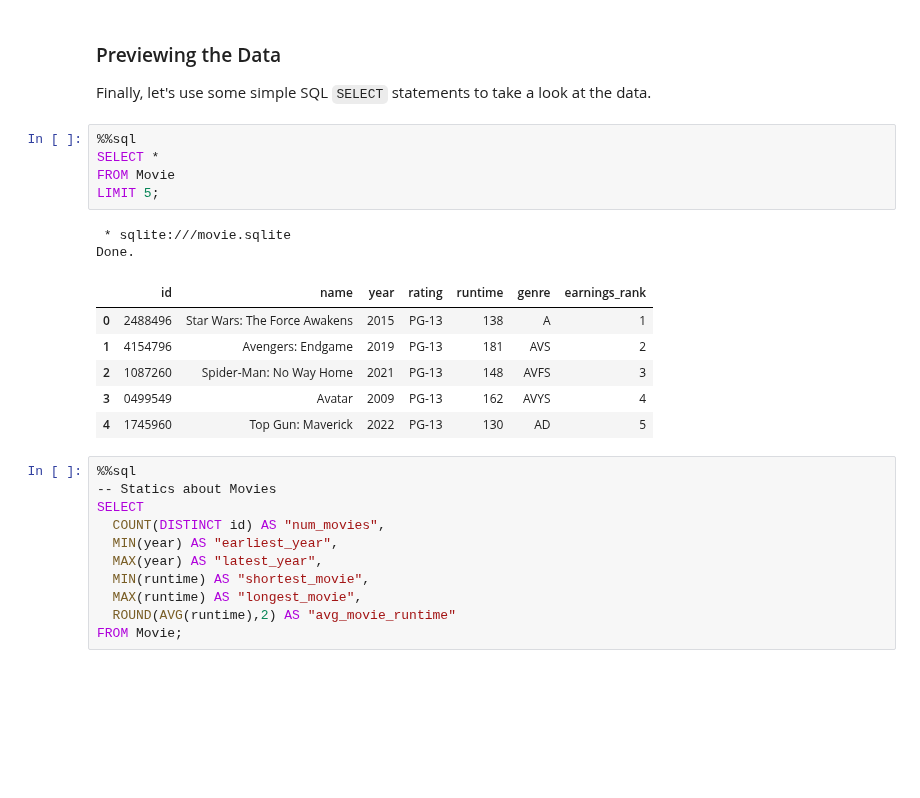
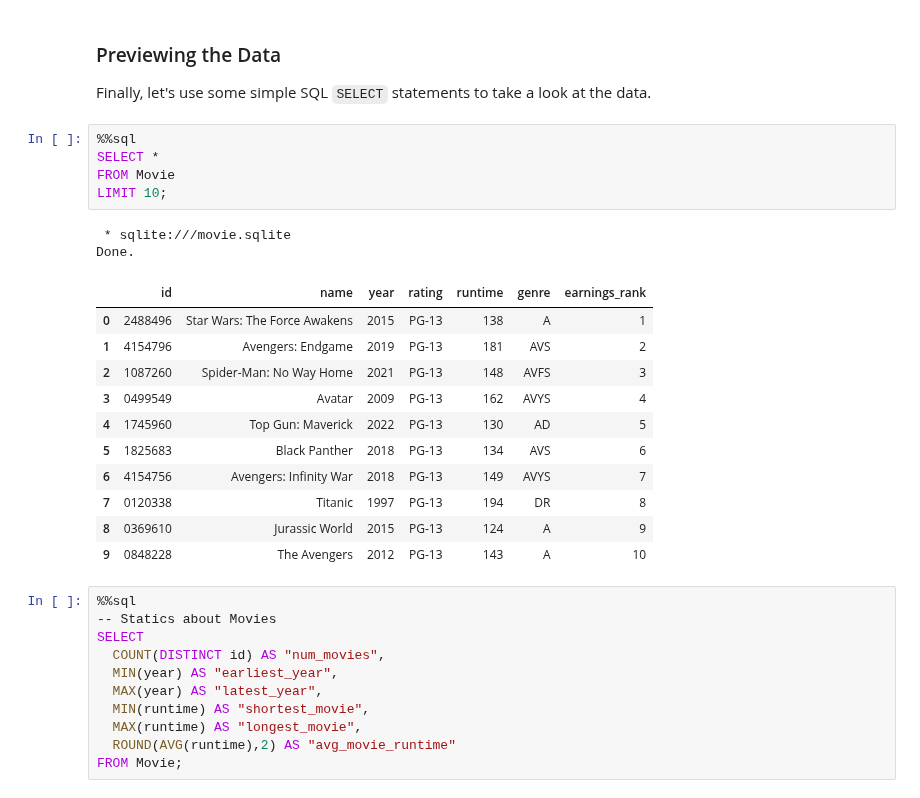
Before and after one commit to brendanpshea/database_sql, a Jupyter notebook: Database_03_Joins_Sets_SQL.ipynb, the cells around one changed output. Drawn from its saved outputs; the diff is of its cells as text; blank space fills up the shorter version.

```diff
--- a/Database_03_Joins_Sets_SQL.ipynb
+++ b/Database_03_Joins_Sets_SQL.ipynb
@@ -216,17 +213,22 @@ Finally, let's use some simple SQL `SELECT` statements to take a look at the dat
 # %%
 %%sql
 SELECT *
 FROM Movie
-LIMIT 5;
+LIMIT 10;
 # %% [output]
  * sqlite:///movie.sqlite
 Done.
 |  | id | name | year | rating | runtime | genre | earnings_rank |
 | 0 | 2488496 | Star Wars: The Force Awakens | 2015 | PG-13 | 138 | A | 1 |
 | 1 | 4154796 | Avengers: Endgame | 2019 | PG-13 | 181 | AVS | 2 |
 | 2 | 1087260 | Spider-Man: No Way Home | 2021 | PG-13 | 148 | AVFS | 3 |
 | 3 | 0499549 | Avatar | 2009 | PG-13 | 162 | AVYS | 4 |
 | 4 | 1745960 | Top Gun: Maverick | 2022 | PG-13 | 130 | AD | 5 |
+| 5 | 1825683 | Black Panther | 2018 | PG-13 | 134 | AVS | 6 |
+| 6 | 4154756 | Avengers: Infinity War | 2018 | PG-13 | 149 | AVYS | 7 |
+| 7 | 0120338 | Titanic | 1997 | PG-13 | 194 | DR | 8 |
+| 8 | 0369610 | Jurassic World | 2015 | PG-13 | 124 | A | 9 |
+| 9 | 0848228 | The Avengers | 2012 | PG-13 | 143 | A | 10 |
 # %%
 %%sql
 -- Statics about Movies
```
Also changed, not shown: parts of 6 cells of this notebook.
